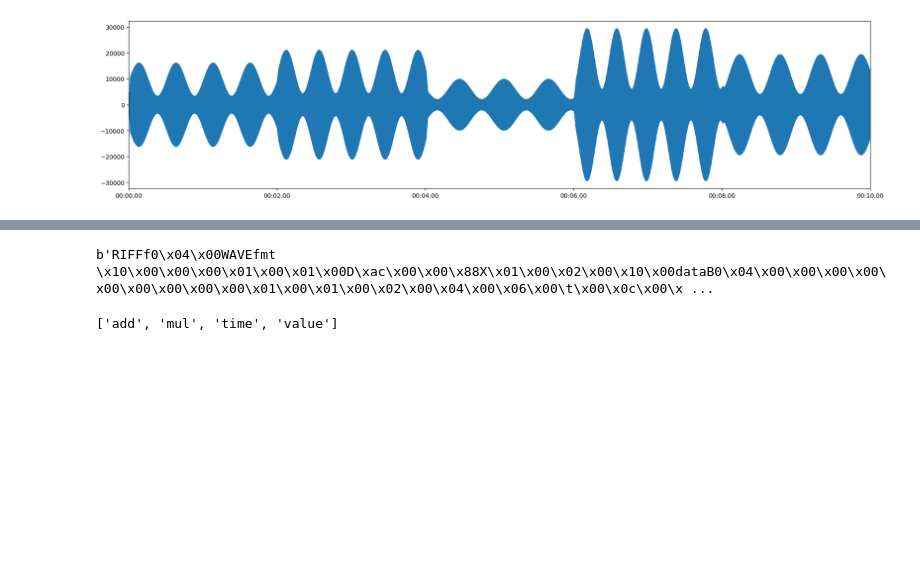
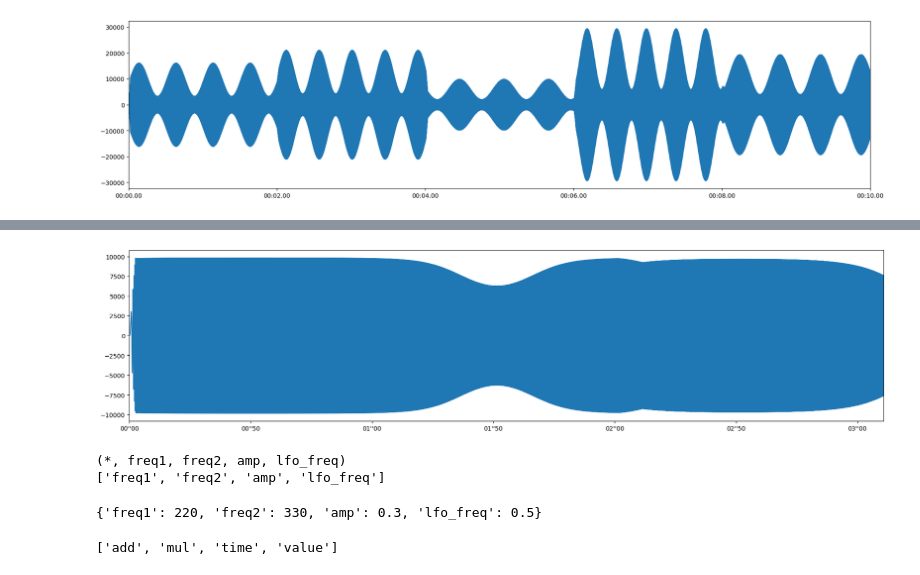
Before and after one commit to thorwhalen/hum, a Jupyter notebook: misc/01_hum_demo.ipynb, the cells around one changed output, grey strips where cells are left out. Cells and saved outputs as stored; diff of their text form; code cells hidden in the pictures; blank space fills up the shorter version.

Commit message:
feat: callable knobs

```diff
--- a/misc/01_hum_demo.ipynb
+++ b/misc/01_hum_demo.ipynb
@@ -81,0 +65,35 @@ Audio(wf)
+# %%
+records = [
+    (
+        0.0,
+        {
+            'freq1': {'value': 220, 'time': 0.025, 'mul': 1, 'add': 0},
+            'freq2': {'value': 330, 'time': 0.025, 'mul': 1, 'add': 0},
+            'amp': {'value': 0.3, 'time': 0.025, 'mul': 1, 'add': 0},
+            'lfo_freq': {'value': 0.5, 'time': 0.025, 'mul': 1, 'add': 0},
+        },
+    ),
+    (0.06312704086303711, {'freq1': 440}),
+    (1.0686028003692627, {'freq2': {'value': 550, 'time': 0.5, 'mul': 1, 'add': 0}}),
+    (2.074380874633789, {'freq1': {'value': 880, 'time': 0.1}, 'freq2': 1100}),
+    (3.0789618492126465, {}),
+]
+# %%
+from hum import Synth, disp_wf
+import time
+from pyo import Sine, ButLP, SigTo, Mix
+
+# Dual sine oscillator with LFO-controlled lowpass filter
+def dual_osc_graph(freq1=220, freq2=330, amp=0.3, lfo_freq=0.5):
+    osc1 = Sine(freq=freq1)
+    osc2 = Sine(freq=freq2)
+    blend = Mix([osc1, osc2], voices=2) * amp
+    lfo = Sine(freq=lfo_freq).range(400, 2000)
+    return ButLP(blend, freq=lfo)
+
+synth = Synth(dual_osc_graph)
+
+wav_bytes = synth.render_recording(records)
+
+disp_wf(wav_bytes)
+# %% [output]
@@ -81,0 +101 @@ Audio(wf)
+[figure, added]
@@ -82,6 +117,18 @@ Audio(wf)
+# %%
+from inspect import signature
+
+with synth:
+    print(signature(synth.knobs))
+    print(list(synth.knobs))
+# %% [output]
+(*, freq1, freq2, amp, lfo_freq)
+['freq1', 'freq2', 'amp', 'lfo_freq']
 # %%
+with synth:
+    time.sleep(0.1)
+    synth.knobs
 # %% [output]
-b'RIFFf0\x04\x00WAVEfmt \x10\x00\x00\x00\x01\x00\x01\x00D\xac\x00\x00\x88X\x01\x00\x02\x00\x10\x00dataB0\x04\x00\x00\x00\x00\x00\x00\x00\x00\x00\x01\x00\x01\x00\x02\x00\x04\x00\x06\x00\t\x00\x0c\x00\x ...
+{'freq1': 220, 'freq2': 330, 'amp': 0.3, 'lfo_freq': 0.5}
 # %%
 s = records[1][1]['freq2']
 dir(s)
```
Also changed, not shown: parts of 12 cells of this notebook, 6 other files.
